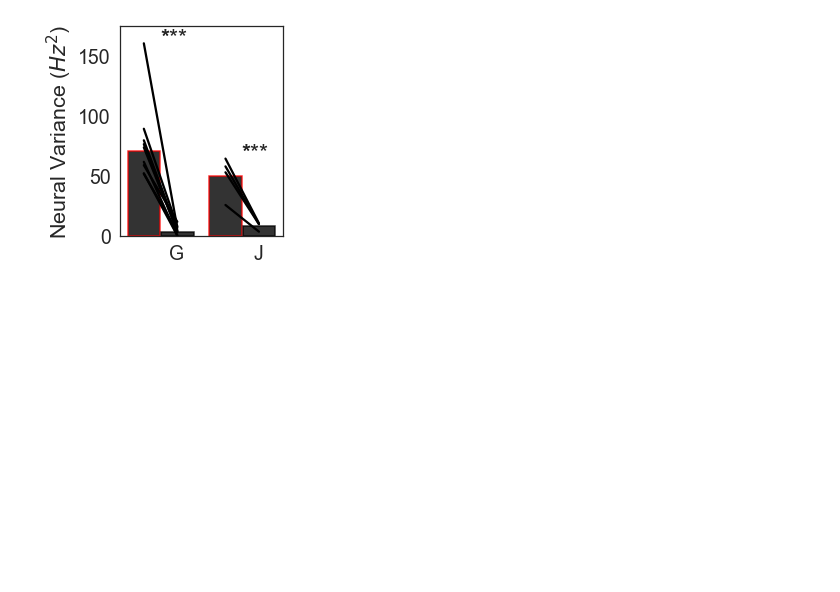
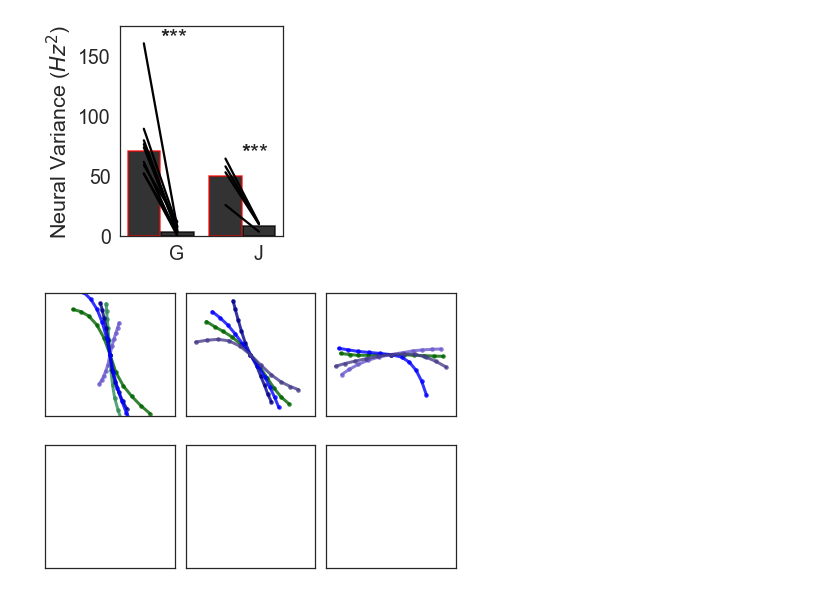
Before and after one commit to pkhanna104/bmi_dynamics_code, a Jupyter notebook: notebooks/Fig 1 | Potent vs. Null Activity.ipynb, the cells around one changed output. Saved outputs shown, nothing was run; the diff lists cells and outputs as text; code cells hidden in the pictures; blank space fills up the shorter version.

Commit message:
reworded fig 1 mean traj

```diff
--- a/notebooks/Fig 1 | Potent vs. Null Activity.ipynb
+++ b/notebooks/Fig 1 | Potent vs. Null Activity.ipynb
@@ -54,0 +58,6 @@ LME model, fixed effect is day, rand effect is nul vs. pot., N = 457800, ndays =
+# %%
+plot_avg_traj_cond_for_all_vels.make_plots()
+plot_avg_traj_cond_for_all_vels.make_plots(animal='jeev')
+# %% [output]
+[figure, added]
+[figure, added]
```
Also changed, not shown: parts of 1 cell of this notebook, 3 other files.
